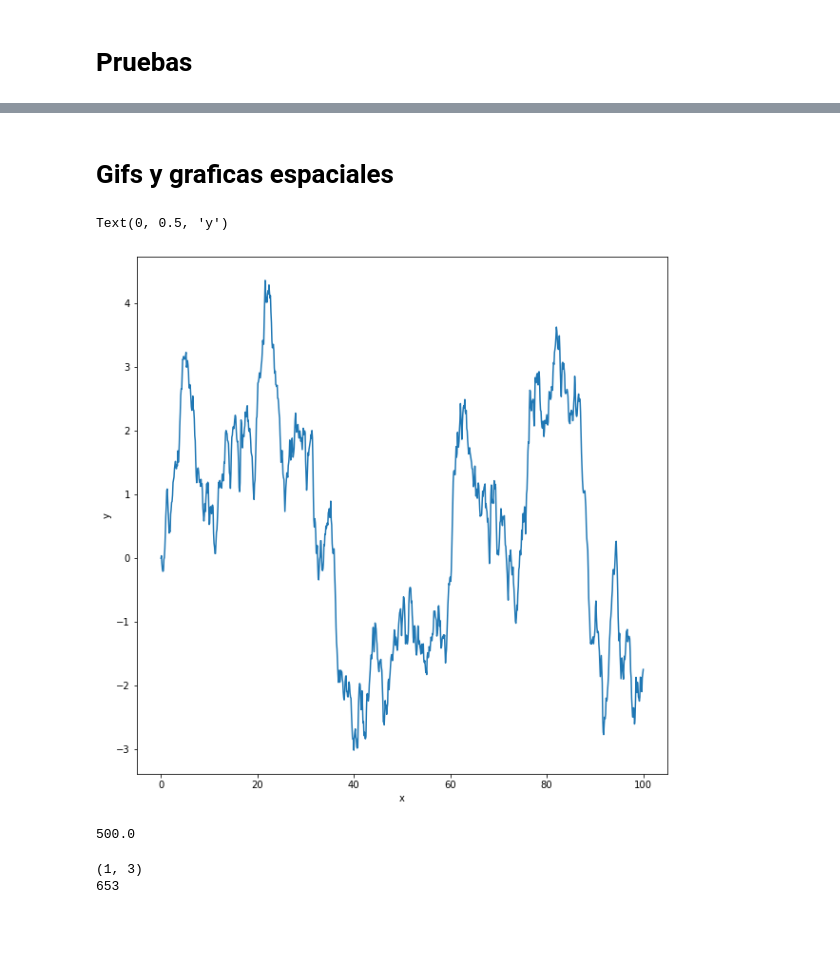
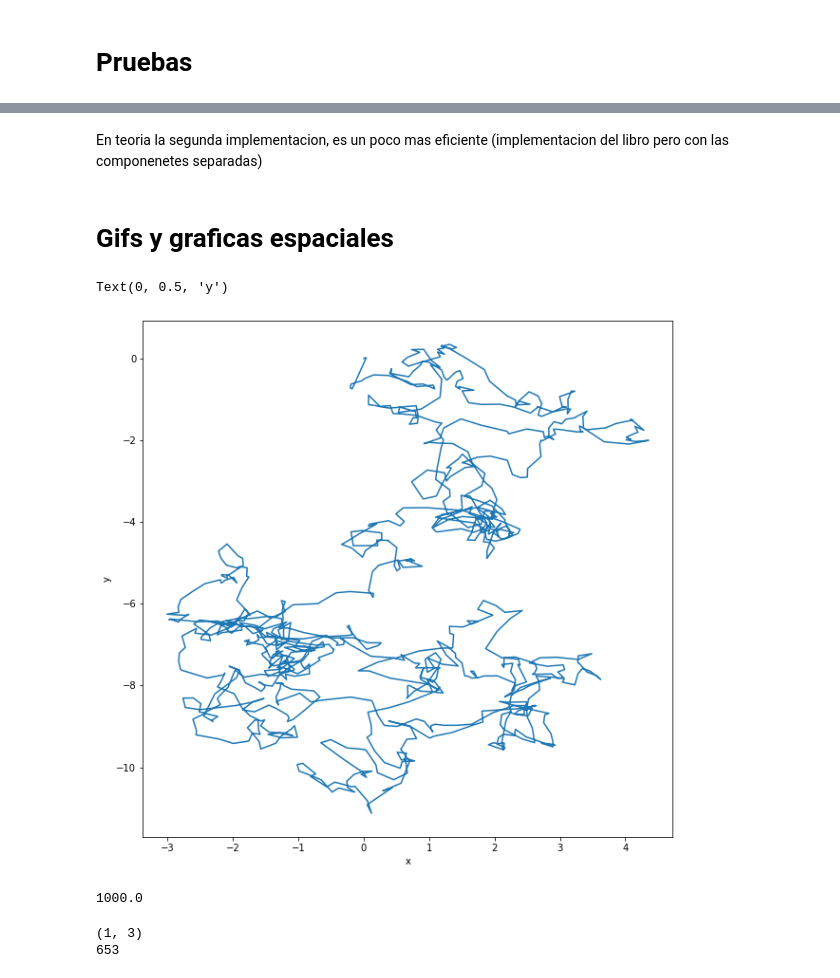
Before and after one commit to bcifuentes/Turbulencias, a Jupyter notebook: src/Analisis.ipynb, the cells around one changed output, grey strips where cells are left out. Drawn from its saved outputs; the diff is of its cells as text; code cells hidden in the pictures; blank space fills up the shorter version.

```diff
--- a/src/Analisis.ipynb
+++ b/src/Analisis.ipynb
@@ -34,26 +38,39 @@ data
 # %%
 sigma = np.mean( np.power(data["vx"], 2) + np.power(data["vy"], 2) )
-dtmin = data.loc[0]["t"].to_numpy()[1] - data.loc[0]["t"].to_numpy()[0]
-t = 100
+t = data.loc[0]["t"].to_numpy()[-1]
 
 #comparar funciones de autocorrelacion
-def vel_autocorr(t): #< v(t) * v(t+dt) > / < v(t) * v(t) >
+def autocorrelation_lib(t, df, denom): #< v(t) * v(t+dt) > / < v(t) * v(t) >
     shifts = np.arange(0, int(t/dtmin)+1, 1)
     autocorr = np.zeros(shifts.size)
     for i in shifts:
-        autocorr[i] = np.nanmean( data["vx"] * data["vx"].shift(-i) + data["vy"] * data["vy"].shift(-i) ) / sigma
+        autocorr[i] = np.nanmean( df["vx"] * df["vx"].shift(-i) + df["vy"] * df["vy"].shift(-i) ) / denom
     return autocorr
 
-def autocorrelation(dt):
-    v = np.sqrt(data["vx"]**2 + data["vy"]**2)
+def autocorrelation_lib2(t,list, denom): #< v(t) * v(t+dt) > / < v(t) * v(t) > #modificado para que tener la misma forma que la funciuon de profe
+    shifts = np.arange(0, int(t/dtmin)+1, 1)
+    autocorr = np.zeros(shifts.size)
+    for i in shifts:
+        autocorr[i] = np.nanmean( list * list.shift(-i)) / denom
+    return autocorr
+
+def autocorrelation(dt, df):
+    v = np.sqrt(df["vx"]**2 + df["vy"]**2)
     n = len(v)
     result = np.correlate(v, v, mode='full')
     result = result[result.size // 2:] / np.arange(n, 0, -1)
     return result * dt  #! la funcion no debe depender de dt tan fuertemente
 
-def autocorrelation2(dt):
-    v = np.sqrt(data["vx"]**2 + data["vy"]**2)
+def autocorrelation2(dt, df):
+    v = np.sqrt(df["vx"]**2 + df["vy"]**2)
     result = np.correlate(v, v, mode='full')
     result = result[result.size // 2:]
     return result
+
+def autocorrelation_prof(array1, array2 ,denom, ilag):
+    if ilag>0:
+        return np.mean(array1[:-ilag] * array2[ilag:])/denom
+    else:
+        return np.mean(array1 * array2)/denom
+#"""
 # %%
@@ -95,0 +153,8 @@ ax3.set_title("Comparacion funciones de autocorrelacion para todo el tiempo");
+# %%
+
+%%timeit -n 25 -r 5
+corr5 = np.zeros(data["vx"].size)
+A0 = autocorrelation_prof(data["vx"], data["vx"], 1.0, 0) + autocorrelation_prof(data["vy"], data["vy"], 1.0, 0)
+for i in range(data["vx"].size):
+    corr5[i] = autocorrelation_prof(data["vx"], data["vx"], A0, i) + autocorrelation_prof(data["vy"], data["vy"], A0, i)
+#"""
@@ -96,20 +180,23 @@ ax3.set_title("Comparacion funciones de autocorrelacion para todo el tiempo");
+# %% [markdown]
+En teoria la segunda implementacion, es un poco mas eficiente (implementacion del libro pero con las componenetes separadas)
 # %% [markdown]
 # Gifs y graficas espaciales
 # %%
 plt.figure(figsize=(10, 10))
 for i in data.index.unique():
-    plt.plot(data.loc[i]["t"].to_numpy(), data.loc[i]["x"].to_numpy(), label=f"orbita id={i}")
+    plt.plot(data.loc[i]["x"].to_numpy(), data.loc[i]["y"].to_numpy(), label=f"orbita id={i}")
 #plt.plot(data["x"].to_numpy(), data["y"].to_numpy(), label="xy")
 #plt.legend()
 plt.xlabel("x")
 plt.ylabel("y")
+plt.title("Movimiento de particulas en el espacio")
 # %% [output]
 Text(0, 0.5, 'y')
-[figure, old version]
+[figure, new version]
 # %%
-print(data.loc[0]["t"].to_numpy()[-1]/(dtmin*2))
+print(data.loc[0]["t"].to_numpy()[-1]/dtmin)
 # %% [output]
-500.0
+1000.0
 # %%
 #volver a ejecutar si se quiere cambiar el color
 R = 1.0
```
Also changed, not shown: parts of 9 cells of this notebook, 8 other files.
